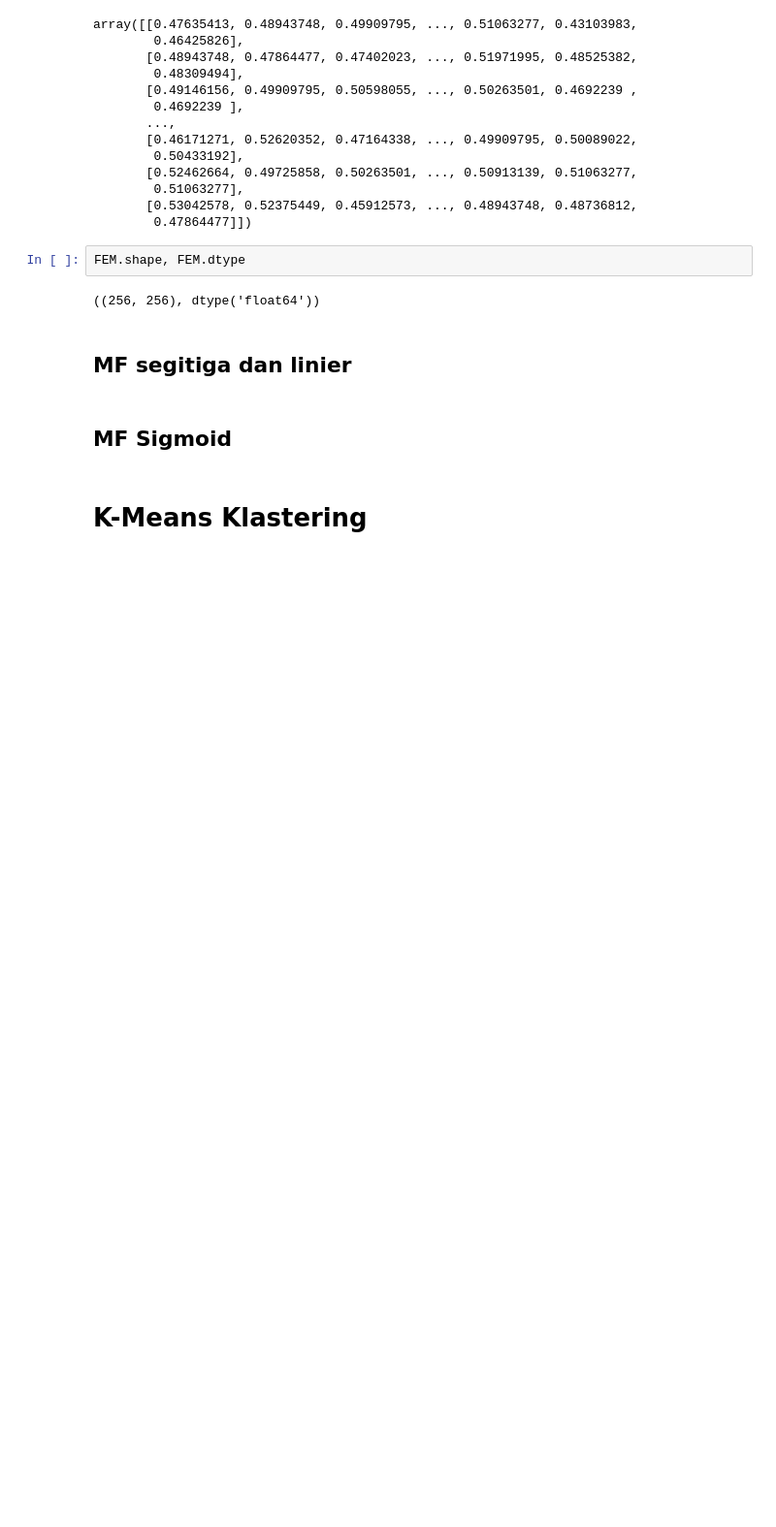
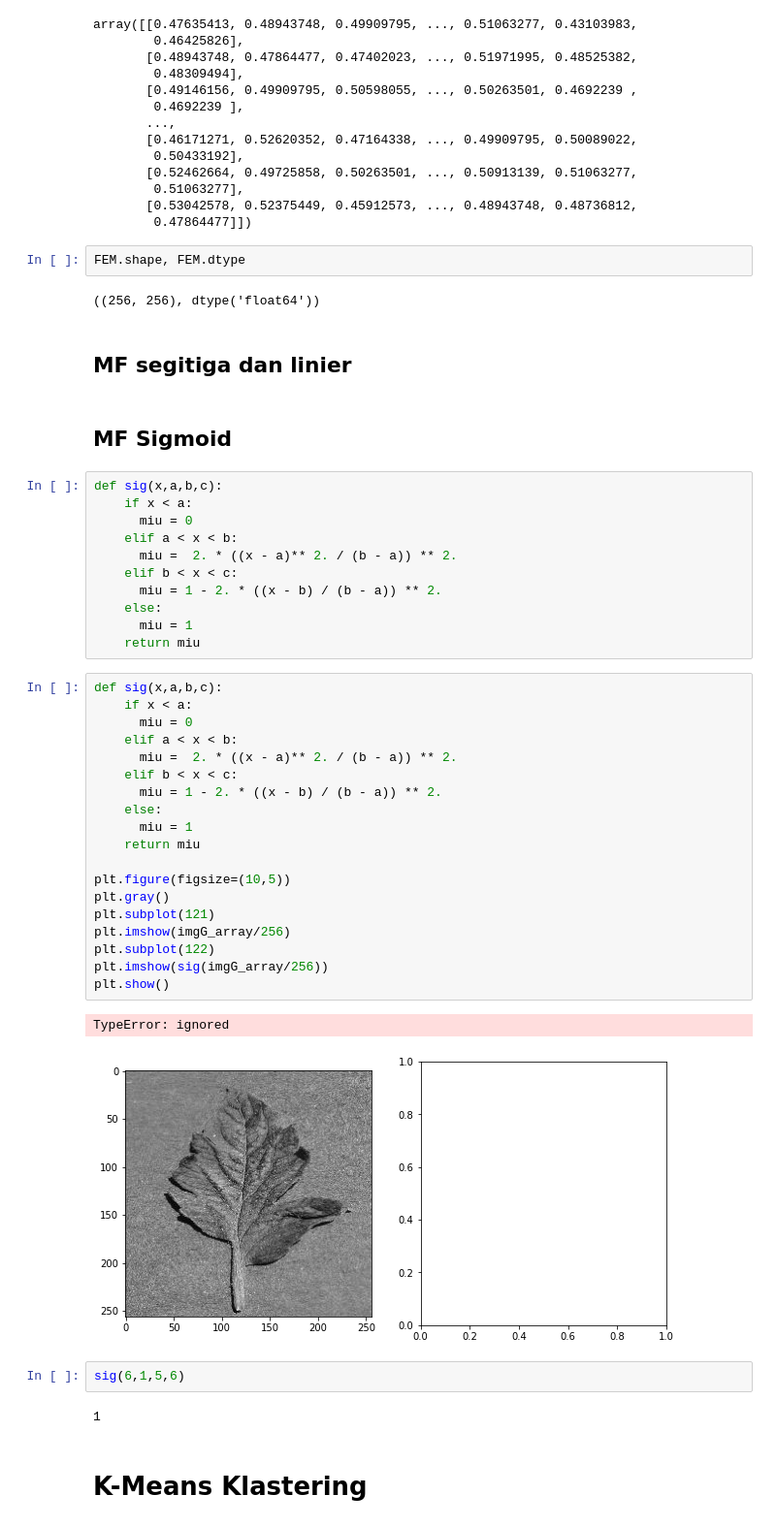
Before and after one commit to trifarameliniaa/SKRIPSI, a Jupyter notebook: file skripsinya fara.ipynb, the cells around one changed output. Shown: that part at 97% size. Saved outputs shown, nothing was run; the diff lists cells and outputs as text; blank space fills up the shorter version.

```diff
--- a/file skripsinya fara.ipynb
+++ b/file skripsinya fara.ipynb
@@ -149,5 +149,42 @@ FEM.shape, FEM.dtype
 ## MF segitiga dan linier
 # %% [markdown]
 ## MF Sigmoid
+# %%
+def sig(x,a,b,c):
+    if x < a:
+      miu = 0
+    elif a < x < b:
+      miu =  2. * ((x - a)** 2. / (b - a)) ** 2.
+    elif b < x < c:
+      miu = 1 - 2. * ((x - b) / (b - a)) ** 2.
+    else:
+      miu = 1
+    return miu
+# %%
+def sig(x,a,b,c):
+    if x < a:
+      miu = 0
+    elif a < x < b:
+      miu =  2. * ((x - a)** 2. / (b - a)) ** 2.
+    elif b < x < c:
+      miu = 1 - 2. * ((x - b) / (b - a)) ** 2.
+    else:
+      miu = 1
+    return miu
+
+plt.figure(figsize=(10,5))
+plt.gray()
+plt.subplot(121)
+plt.imshow(imgG_array/256)
+plt.subplot(122)
+plt.imshow(sig(imgG_array/256))
+plt.show()
+# %% [output]
+TypeError: ignored
+[figure, added]
+# %%
+sig(6,1,5,6)
+# %% [output]
+1
 # %% [markdown]
 # K-Means Klastering
```
Also changed, not shown: parts of 11 cells of this notebook.
